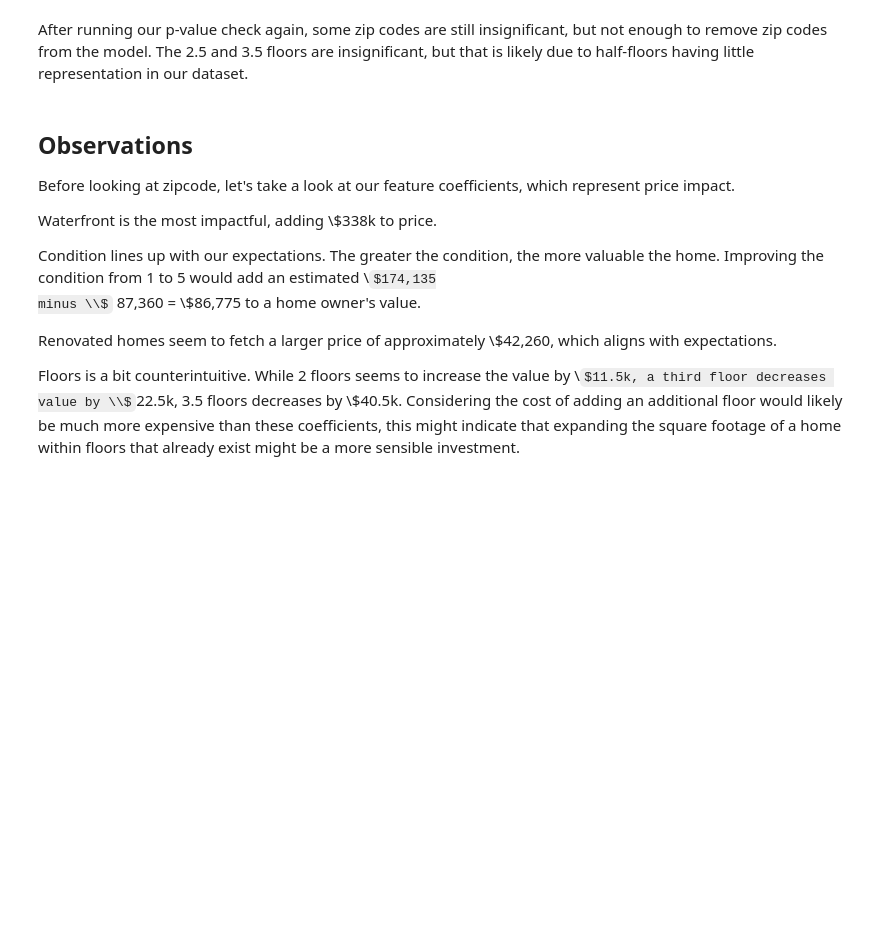
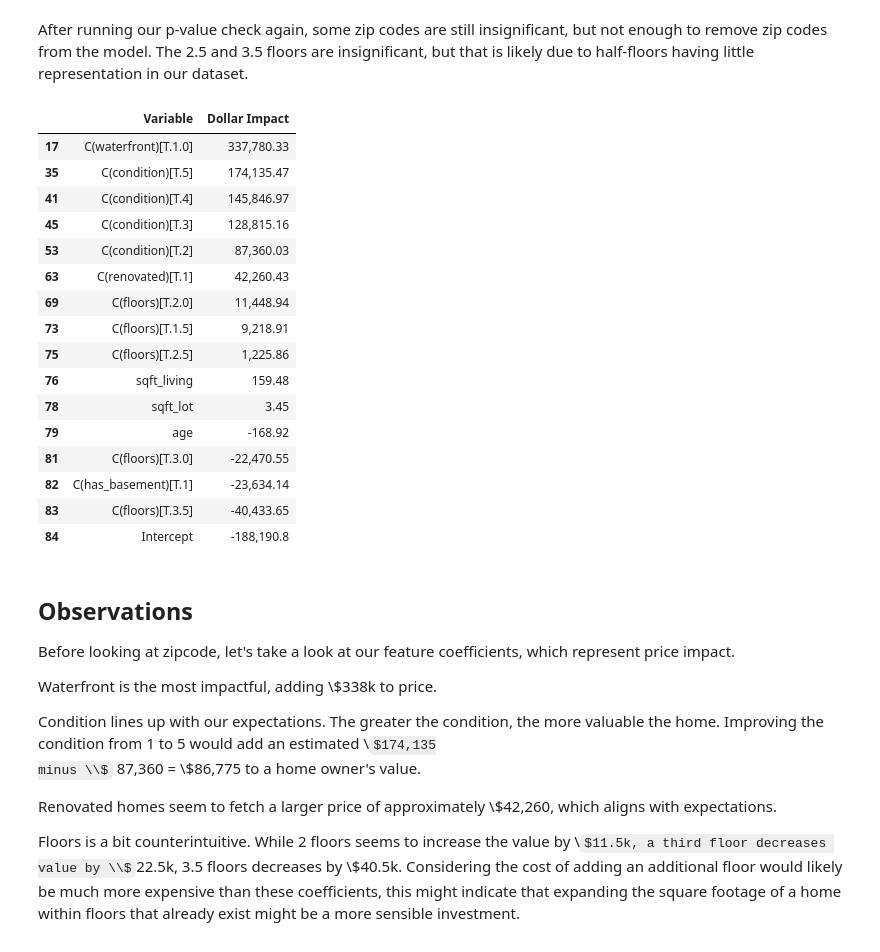
Before and after one commit to Drymander/dsc-phase-2-project, a Jupyter notebook: Housing Project Final.ipynb, the cells around one changed output. Cells and saved outputs as stored; diff of their text form; code cells hidden in the pictures; some formulas as TeX source; blank space fills up the shorter version.

```diff
--- a/Housing Project Final.ipynb
+++ b/Housing Project Final.ipynb
@@ -1459,20 +1459,38 @@ After running our p-value check again, some zip codes are still insignificant, b
 # %%
 coeffs = model1.params
 coeffs_list = coeffs.sort_values(ascending=False).round(2)
 
 coeff_df = coeffs_list.to_frame()
 
 # type(model1.params)
 pd.options.display.max_rows = 999
 coeff_df = coeff_df.reset_index()
 coeff_df = coeff_df.rename(columns={'index': 'Variable', 0: 'Dollar Impact'})
 
 # coeff_df['Dollar Impact'] = coeff_df['Dollar Impact'].apply(lambda x: "${:.2f}".format((x)))
 coeff_df['Dollar Impact'] = coeff_df['Dollar Impact'].apply(lambda x: "{:,}".format(x))
 
 coeff_df[~coeff_df['Variable'].str.contains("zipcode")]
 
-coeff_df[~coeff_df['Variable'].str.contains("zipcode")].to_csv('data/coeffs.csv')
+# coeff_df[~coeff_df['Variable'].str.contains("zipcode")].to_csv('data/coeffs.csv')
+# %% [output]
+|  | Variable | Dollar Impact |
+| 17 | C(waterfront)[T.1.0] | 337,780.33 |
+| 35 | C(condition)[T.5] | 174,135.47 |
+| 41 | C(condition)[T.4] | 145,846.97 |
+| 45 | C(condition)[T.3] | 128,815.16 |
+| 53 | C(condition)[T.2] | 87,360.03 |
+| 63 | C(renovated)[T.1] | 42,260.43 |
+| 69 | C(floors)[T.2.0] | 11,448.94 |
+| 73 | C(floors)[T.1.5] | 9,218.91 |
+| 75 | C(floors)[T.2.5] | 1,225.86 |
+| 76 | sqft_living | 159.48 |
+| 78 | sqft_lot | 3.45 |
+| 79 | age | -168.92 |
+| 81 | C(floors)[T.3.0] | -22,470.55 |
+| 82 | C(has_basement)[T.1] | -23,634.14 |
+| 83 | C(floors)[T.3.5] | -40,433.65 |
+| 84 | Intercept | -188,190.8 |
 # %% [markdown]
 ## Observations
 
```
Also changed, not shown: parts of 14 cells of this notebook, 1 other file.
